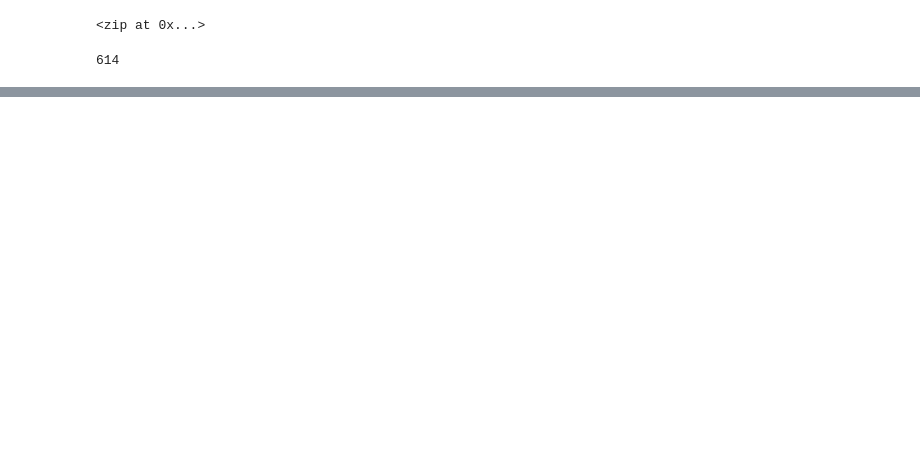
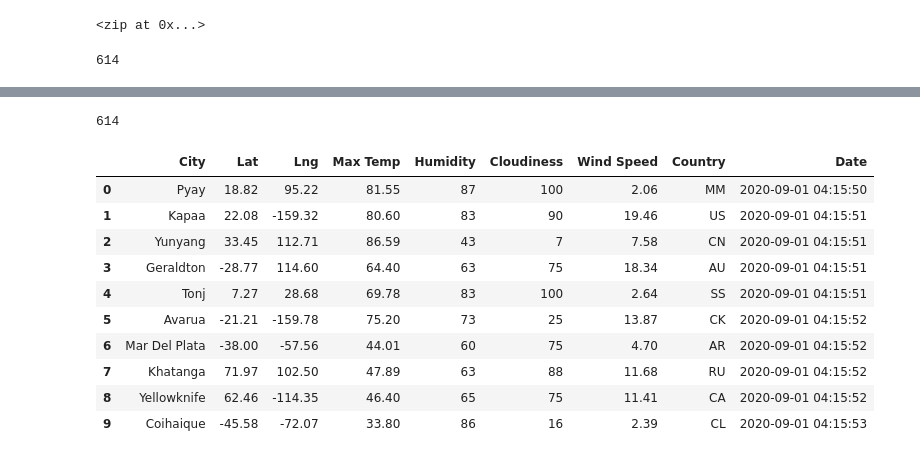
Before and after one commit to smulhern03-bootcamp/World_Weather_Analysis, a Jupyter notebook: WeatherPy.ipynb, the cells around one changed output, grey strips where cells are left out. Cells and saved outputs as stored; diff of their text form; code cells hidden in the pictures; blank space fills up the shorter version.

```diff
--- a/WeatherPy.ipynb
+++ b/WeatherPy.ipynb
@@ -33,0 +126,20 @@ len(cities)
+# %%
+len(cities)
+# %% [output]
+614
+# %%
+#Convert the array of dictionaries to Pandas DataFrame.
+city_data_df = pd.DataFrame(city_data)
+city_data_df.head(10)
+# %% [output]
+|  | City | Lat | Lng | Max Temp | Humidity | Cloudiness | Wind Speed | Country | Date |
+| 0 | Pyay | 18.82 | 95.22 | 81.55 | 87 | 100 | 2.06 | MM | 2020-09-01 04:15:50 |
+| 1 | Kapaa | 22.08 | -159.32 | 80.60 | 83 | 90 | 19.46 | US | 2020-09-01 04:15:51 |
+| 2 | Yunyang | 33.45 | 112.71 | 86.59 | 43 | 7 | 7.58 | CN | 2020-09-01 04:15:51 |
+| 3 | Geraldton | -28.77 | 114.60 | 64.40 | 63 | 75 | 18.34 | AU | 2020-09-01 04:15:51 |
+| 4 | Tonj | 7.27 | 28.68 | 69.78 | 83 | 100 | 2.64 | SS | 2020-09-01 04:15:51 |
+| 5 | Avarua | -21.21 | -159.78 | 75.20 | 73 | 25 | 13.87 | CK | 2020-09-01 04:15:52 |
+| 6 | Mar Del Plata | -38.00 | -57.56 | 44.01 | 60 | 75 | 4.70 | AR | 2020-09-01 04:15:52 |
+| 7 | Khatanga | 71.97 | 102.50 | 47.89 | 63 | 88 | 11.68 | RU | 2020-09-01 04:15:52 |
+| 8 | Yellowknife | 62.46 | -114.35 | 46.40 | 65 | 75 | 11.41 | CA | 2020-09-01 04:15:52 |
+| 9 | Coihaique | -45.58 | -72.07 | 33.80 | 86 | 16 | 2.39 | CL | 2020-09-01 04:15:53 |
```
Also changed, not shown: parts of 8 cells of this notebook, 3 other files.
